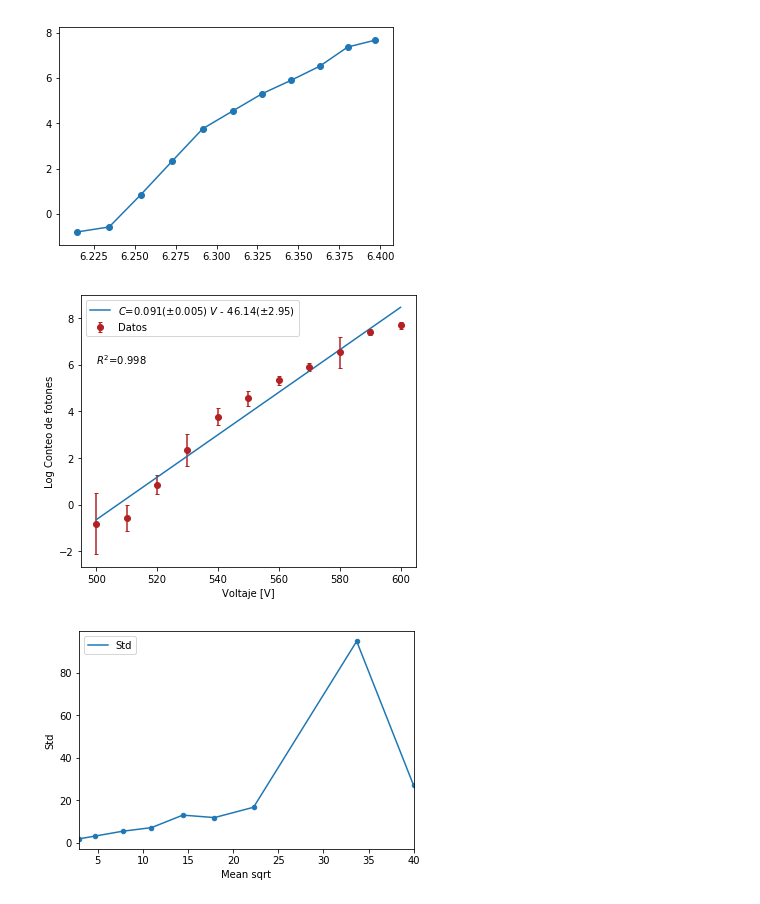
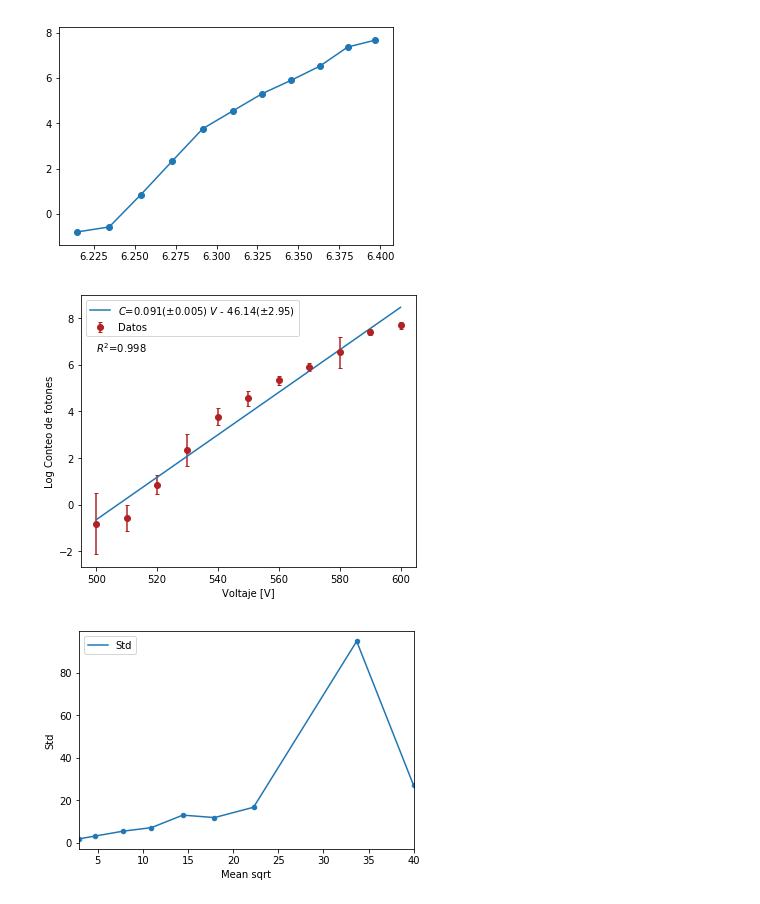
Before and after one commit to jamontanac/Laboratorio-Avanzado, a Jupyter notebook: Double_Slit/Analisis.ipynb, the cells around one changed output. Saved outputs shown, nothing was run; the diff lists cells and outputs as text; code cells hidden in the pictures.

```diff
--- a/Double_Slit/Analisis.ipynb
+++ b/Double_Slit/Analisis.ipynb
@@ -90,20 +90,21 @@ R_2=np.abs(pcov[1,0]/np.sqrt(pcov[0,0]*pcov[1,1]))
 # %%
 fig=plt.figure(figsize=(6,5))
 #plt.errorbar(np.log(Promedios_datos["V"]),np.log(Promedios_datos["Conteos Abiertos"]),yerr=y_err,
              #color="navy",capsize=2,marker='.',mfc='firebrick',ms=10,mew=1,mec='firebrick',label="Datos Experimentales")
 plt.errorbar(x_obs,y_obslog,yerr=y_err,capsize=2,fmt="o",color="firebrick",label="Datos")
             #ret += '({}{})'.format(i, '**%d' % num if num > 1 else '')
 plt.plot(x,model(x,popt[0],popt[1]),label=r"$C$={}($\pm${}) $V$ {} {}($\pm${})".format(round(popt[0],3),
                                                                                     round(perr[0],3),"+" if popt[1]>0 else "-",
                                                                                     round(np.abs(popt[1]),2),round(perr[1],3)))
-plt.text(500, 6, r'$R^2$={}'.format(round(R_2,3)))
+
+plt.text(min(x_obs), 0.85*max(y_obslog), r'$R^2$={}'.format(round(R_2,3)))
 #plt.text(60, .025, r'$\mu=100,\ \sigma=15$')
 plt.xlabel("Voltaje [V]")
 plt.ylabel("Log Conteo de fotones")
 plt.legend()
 plt.show()
 # %% [output]
-[figure, old version]
+[figure, new version]
 # %%
 conteos=pd.read_excel(Excel,sheet_name='Conteos_intensidad')
 # %%
```
Also changed, not shown: parts of 9 cells of this notebook.
